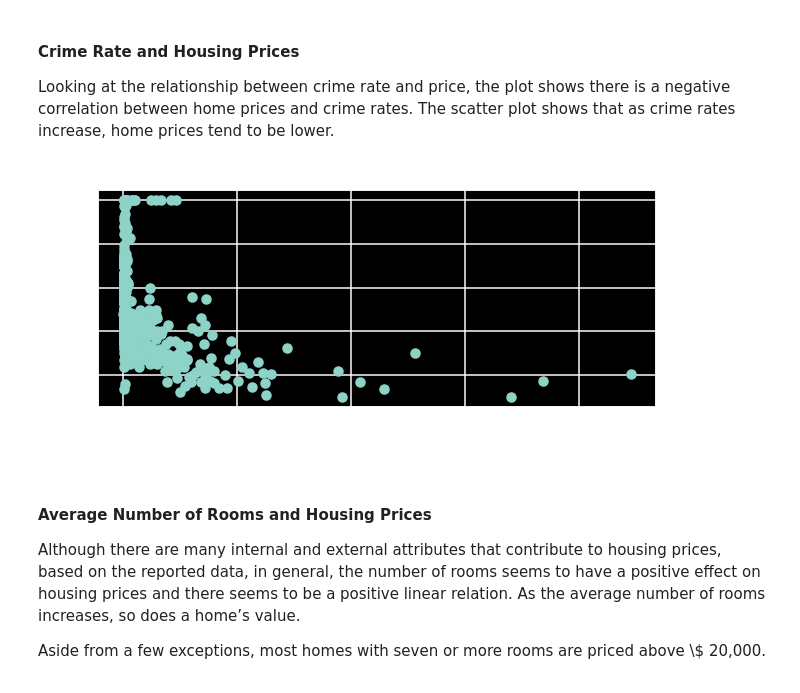
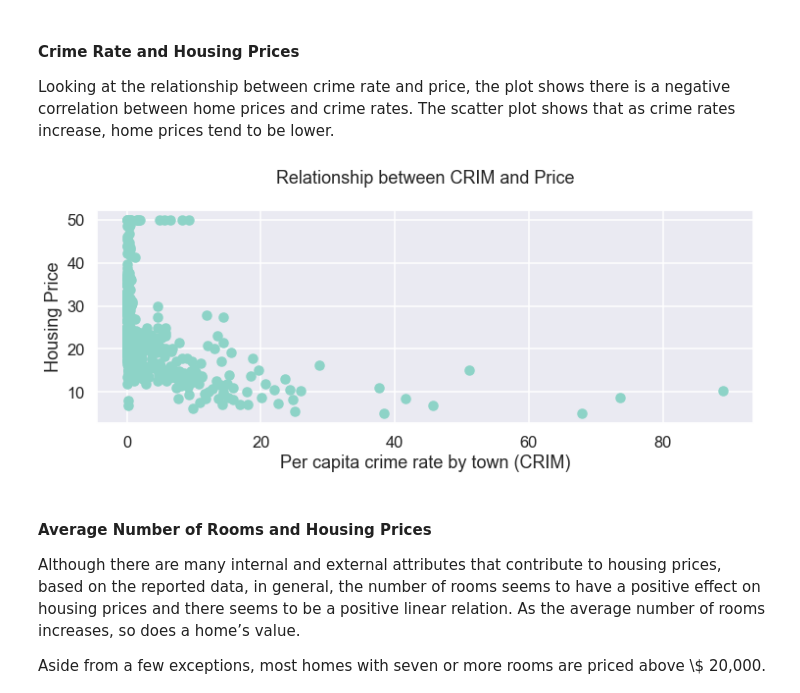
Before and after one commit to MeierG/Data-Science-Projects, a Jupyter notebook: Boston-housing-linear-regression/Boston-housing-Linear_Regression.ipynb, the cells around one changed output. Saved outputs shown, nothing was run; the diff lists cells and outputs as text; code cells hidden in the pictures.

```diff
--- a/Boston-housing-linear-regression/Boston-housing-Linear_Regression.ipynb
+++ b/Boston-housing-linear-regression/Boston-housing-Linear_Regression.ipynb
@@ -272,13 +261,14 @@ Let's look at some scatter plots for three variables: 'CRIM' (per capita crime r
 #### Crime Rate and Housing Prices
 <p>Looking at the relationship between crime rate and price, the plot shows there is a negative correlation between home prices and crime rates. The scatter plot shows that as crime rates increase, home prices tend to be lower.</p>
 # %%
-plt.rcParams['figure.figsize']=[10,4]
+_=sns.set_style('darkgrid')
+_=plt.rcParams['figure.figsize']=[12,4]
 _=plt.scatter(bos.CRIM, bos.PRICE)
 _=plt.xlabel("Per capita crime rate by town (CRIM)")
 _=plt.ylabel("Housing Price")
-_=plt.title("Relationship between CRIM and Price")
+_=plt.title("Relationship between CRIM and Price\n")
 # %% [output]
-[figure, old version]
+[figure, new version]
 # %% [markdown]
 #### Average Number of Rooms and Housing Prices
 <p>Although there are many internal and external attributes that contribute to housing prices, based on the reported data, in general, the number of rooms seems to have a positive effect on housing prices and there seems to be a positive linear relation. As the average number of rooms increases, so does a home’s value.</p>
```
Also changed, not shown: parts of 36 cells of this notebook.
